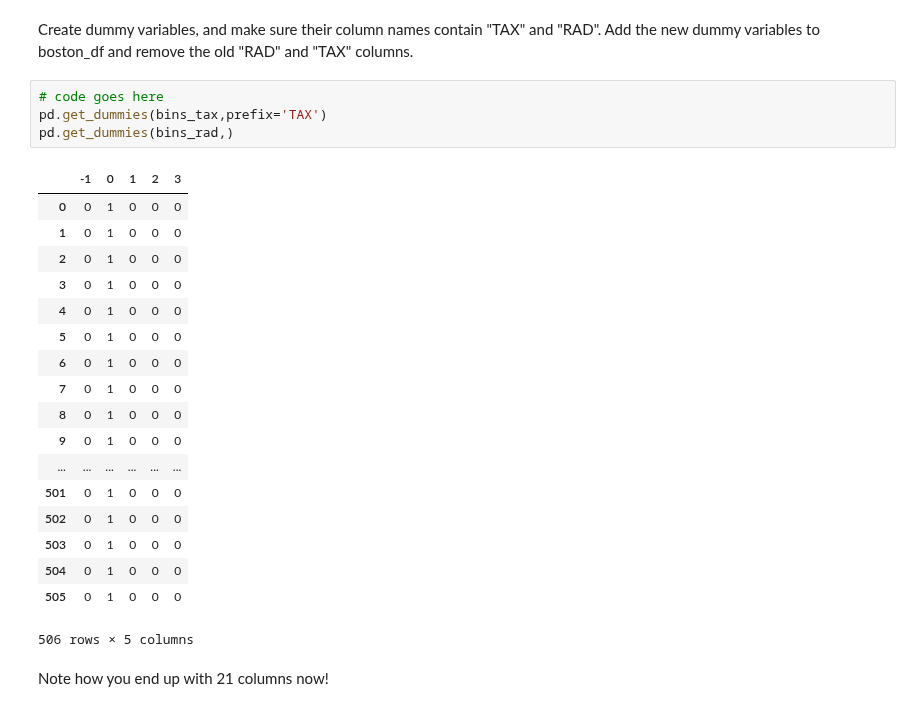
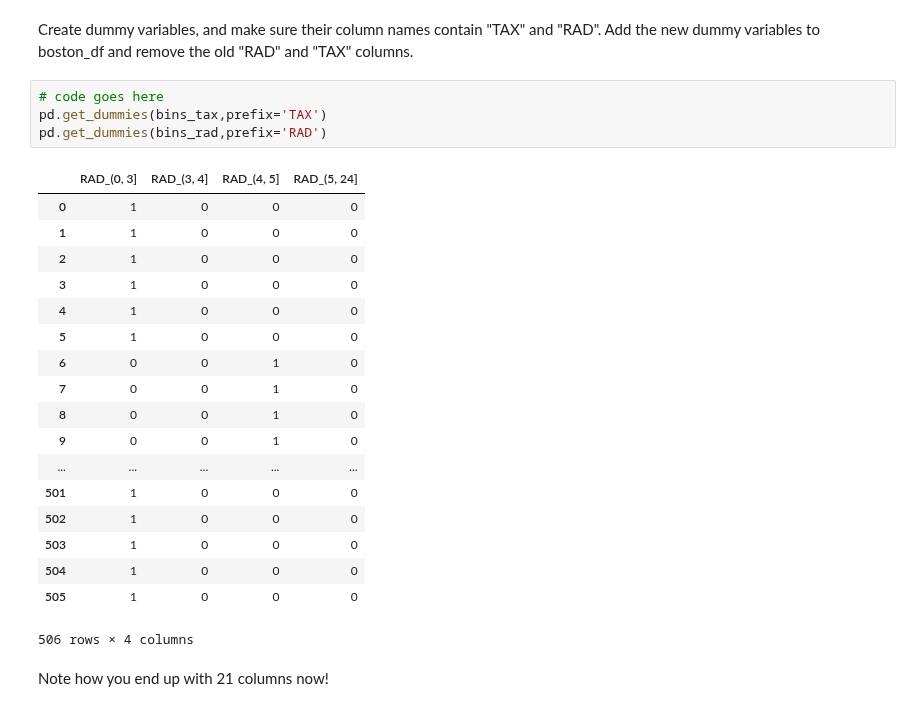
Before and after one commit to worldyne/dsc-1-11-05-dealing-with-categorical-variables-lab-seattle-ds-career-040119, a Jupyter notebook: index.ipynb, the cells around one changed output. Drawn from its saved outputs; the diff is of its cells as text.

```diff
--- a/index.ipynb
+++ b/index.ipynb
@@ -226,26 +226,26 @@ Create dummy variables, and make sure their column names contain "TAX" and "RAD"
 # %%
 # code goes here
 pd.get_dummies(bins_tax,prefix='TAX')
-pd.get_dummies(bins_rad,)
+pd.get_dummies(bins_rad,prefix='RAD')
 # %% [output]
-|  | -1 | 0 | 1 | 2 | 3 |
-| 0 | 0 | 1 | 0 | 0 | 0 |
-| 1 | 0 | 1 | 0 | 0 | 0 |
-| 2 | 0 | 1 | 0 | 0 | 0 |
-| 3 | 0 | 1 | 0 | 0 | 0 |
-| 4 | 0 | 1 | 0 | 0 | 0 |
-| 5 | 0 | 1 | 0 | 0 | 0 |
-| 6 | 0 | 1 | 0 | 0 | 0 |
-| 7 | 0 | 1 | 0 | 0 | 0 |
-| 8 | 0 | 1 | 0 | 0 | 0 |
-| 9 | 0 | 1 | 0 | 0 | 0 |
-| ... | ... | ... | ... | ... | ... |
-| 501 | 0 | 1 | 0 | 0 | 0 |
-| 502 | 0 | 1 | 0 | 0 | 0 |
-| 503 | 0 | 1 | 0 | 0 | 0 |
-| 504 | 0 | 1 | 0 | 0 | 0 |
-| 505 | 0 | 1 | 0 | 0 | 0 |
+|  | RAD_(0, 3] | RAD_(3, 4] | RAD_(4, 5] | RAD_(5, 24] |
+| 0 | 1 | 0 | 0 | 0 |
+| 1 | 1 | 0 | 0 | 0 |
+| 2 | 1 | 0 | 0 | 0 |
+| 3 | 1 | 0 | 0 | 0 |
+| 4 | 1 | 0 | 0 | 0 |
+| 5 | 1 | 0 | 0 | 0 |
+| 6 | 0 | 0 | 1 | 0 |
+| 7 | 0 | 0 | 1 | 0 |
+| 8 | 0 | 0 | 1 | 0 |
+| 9 | 0 | 0 | 1 | 0 |
+| ... | ... | ... | ... | ... |
+| 501 | 1 | 0 | 0 | 0 |
+| 502 | 1 | 0 | 0 | 0 |
+| 503 | 1 | 0 | 0 | 0 |
+| 504 | 1 | 0 | 0 | 0 |
+| 505 | 1 | 0 | 0 | 0 |
-506 rows × 5 columns
+506 rows × 4 columns
 # %% [markdown]
 Note how you end up with 21 columns now!
 # %% [markdown]
```
